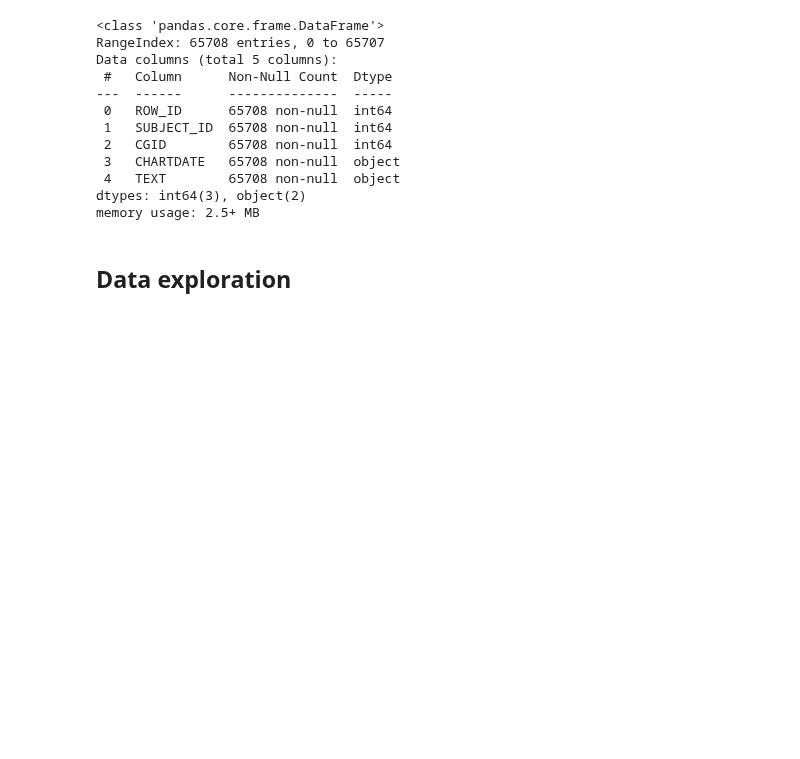
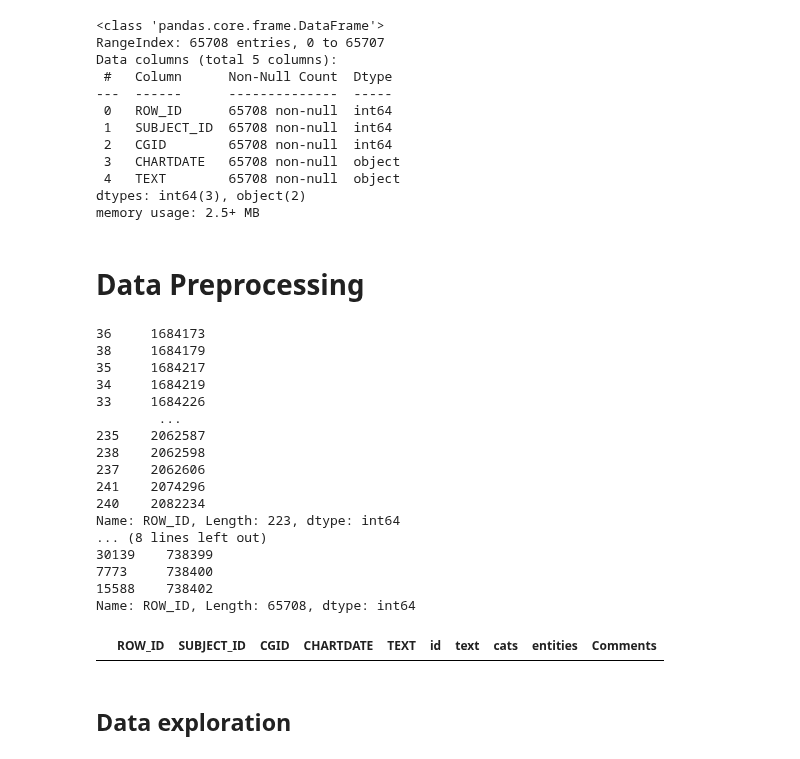
Before and after one commit to tanoManzo/mimic_trajectories, a Jupyter notebook: MIMIC_TRAJECTORY_embeddings_01.ipynb, the cells around one changed output. Cells and saved outputs as stored; diff of their text form; code cells hidden in the pictures; blank space fills up the shorter version.

Commit message:
Find neonatal matches

```diff
--- a/MIMIC_TRAJECTORY_embeddings_01.ipynb
+++ b/MIMIC_TRAJECTORY_embeddings_01.ipynb
@@ -34,3 +34,5 @@ Data columns (total 5 columns):
  4   TEXT        65708 non-null  object
 dtypes: int64(3), object(2)
 memory usage: 2.5+ MB
+# %% [markdown]
+# **Data Preprocessing**
@@ -37,3 +45,31 @@ memory usage: 2.5+ MB
+# %%
+df_notes_rory = pd.read_json('/content/drive/MyDrive/NIH/Data/annotated_burnout/rory.jsonl', lines=True)
+df_notes_rory = df_notes_rory.rename(columns={'row_id': 'ROW_ID'})
+df_notes_rory.dropna(subset='ROW_ID', inplace=True)
+df_notes_rory['ROW_ID'] = df_notes_rory['ROW_ID'].round().astype(int)
+df_neonatal = df_notes.merge(df_notes_rory, on='ROW_ID', how='inner')
+print(df_notes_rory.sort_values('ROW_ID', ascending=True)['ROW_ID'])
+print(df_notes.sort_values('ROW_ID', ascending=True)['ROW_ID'])
+df_neonatal
+# %% [output]
+36     1684173
+38     1684179
+35     1684217
+34     1684219
+33     1684226
+        ...
+235    2062587
+238    2062598
+237    2062606
+241    2074296
+240    2082234
+Name: ROW_ID, Length: 223, dtype: int64
+... (8 lines left out)
+30139    738399
+7773     738400
+15588    738402
+Name: ROW_ID, Length: 65708, dtype: int64
+|  | ROW_ID | SUBJECT_ID | CGID | CHARTDATE | TEXT | id | text | cats | entities | Comments |
 # %% [markdown]
 ## Data exploration
 # %%
```
Also changed, not shown: parts of 4 cells of this notebook.
